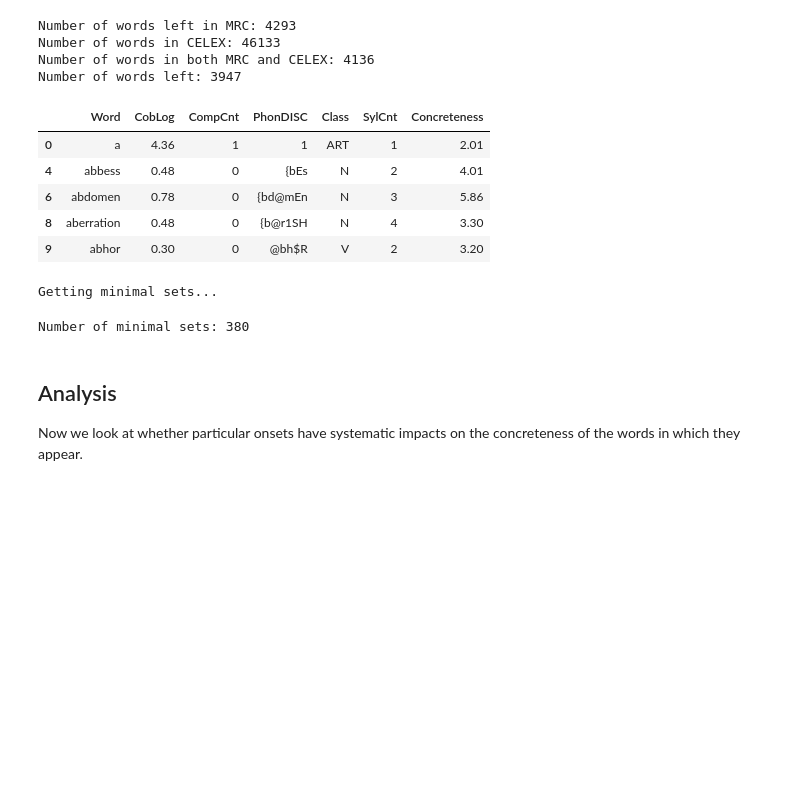
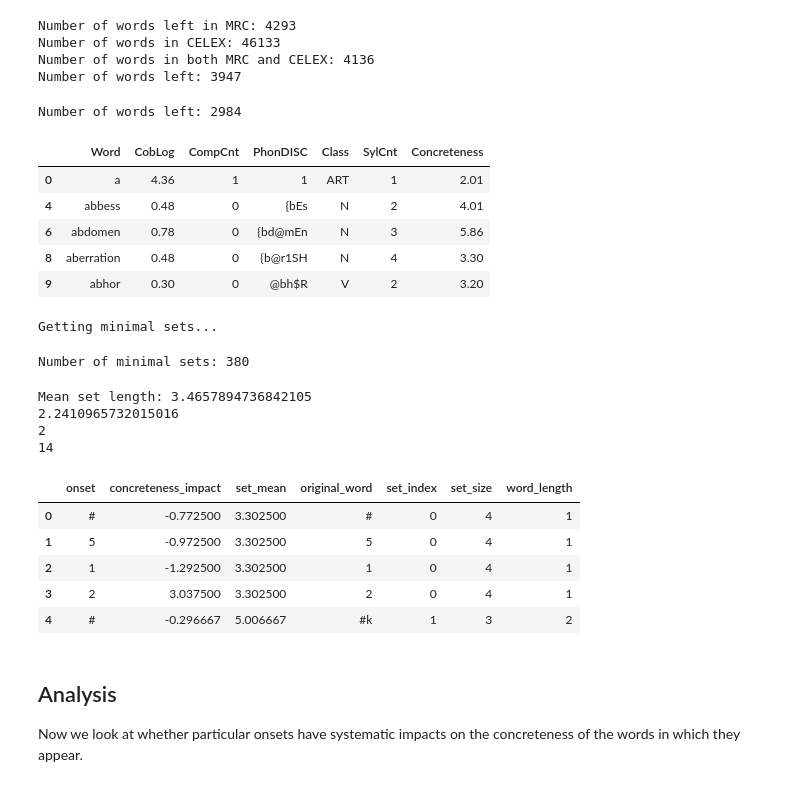
Before and after one commit to seantrott/concreteness, a Jupyter notebook: phonetic_onset_concreteness.ipynb, the cells around one changed output. Cells and saved outputs as stored; diff of their text form; code cells hidden in the pictures; blank space fills up the shorter version.

```diff
--- a/phonetic_onset_concreteness.ipynb
+++ b/phonetic_onset_concreteness.ipynb
@@ -54,8 +54,11 @@ Number of words left: 3947
 # %%
 # Take out multimorphemic words
 df_merged = df_merged[df_merged['CompCnt'] <= 1]
+print("Number of words left: {num}".format(num=len(df_merged)))
+
 df_merged.head(5)
 # %% [output]
+Number of words left: 2984
 |  | Word | CobLog | CompCnt | PhonDISC | Class | SylCnt | Concreteness |
 | 0 | a | 4.36 | 1 | 1 | ART | 1 | 2.01 |
 | 4 | abbess | 0.48 | 0 | {bEs | N | 2 | 4.01 |
@@ -70,6 +73,18 @@ print("Number of minimal sets: {num}".format(num=len(minimal_sets)))
 # %% [output]
 Getting minimal sets...
 Number of minimal sets: 380
+# %%
+lengths = np.array([len(s) for s in minimal_sets])
+mean_length = np.mean(lengths)
+print("Mean set length: {m}".format(m=mean_length))
+print(np.std(lengths))
+print(min(lengths))
+print(max(lengths))
+# %% [output]
+Mean set length: 3.4657894736842105
+2.2410965732015016
+2
+14
 # %%
 # Calculate onset impact
 onset_to_impact = []
@@ -85,4 +101,13 @@ COLUMNS = ['onset', 'concreteness_impact', 'set_mean', 'original_word', 'set_ind
 final_df = pd.DataFrame(onset_to_impact, columns=COLUMNS)
+# %%
+final_df.head(5)
+# %% [output]
+|  | onset | concreteness_impact | set_mean | original_word | set_index | set_size | word_length |
+| 0 | # | -0.772500 | 3.302500 | # | 0 | 4 | 1 |
+| 1 | 5 | -0.972500 | 3.302500 | 5 | 0 | 4 | 1 |
+| 2 | 1 | -1.292500 | 3.302500 | 1 | 0 | 4 | 1 |
+| 3 | 2 | 3.037500 | 3.302500 | 2 | 0 | 4 | 1 |
+| 4 | # | -0.296667 | 5.006667 | #k | 1 | 3 | 2 |
 # %% [markdown]
 ## Analysis
 
```
Also changed, not shown: parts of 16 cells of this notebook.
